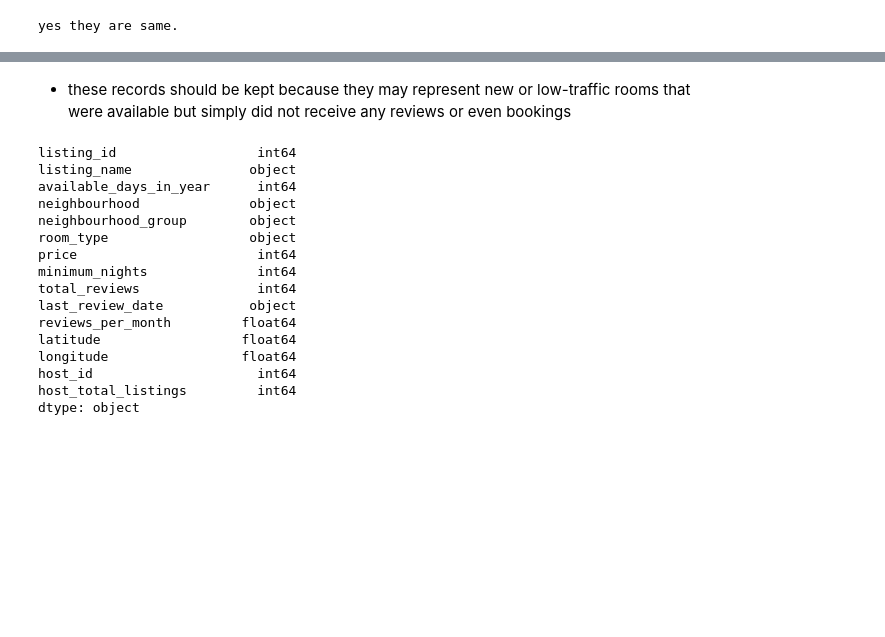
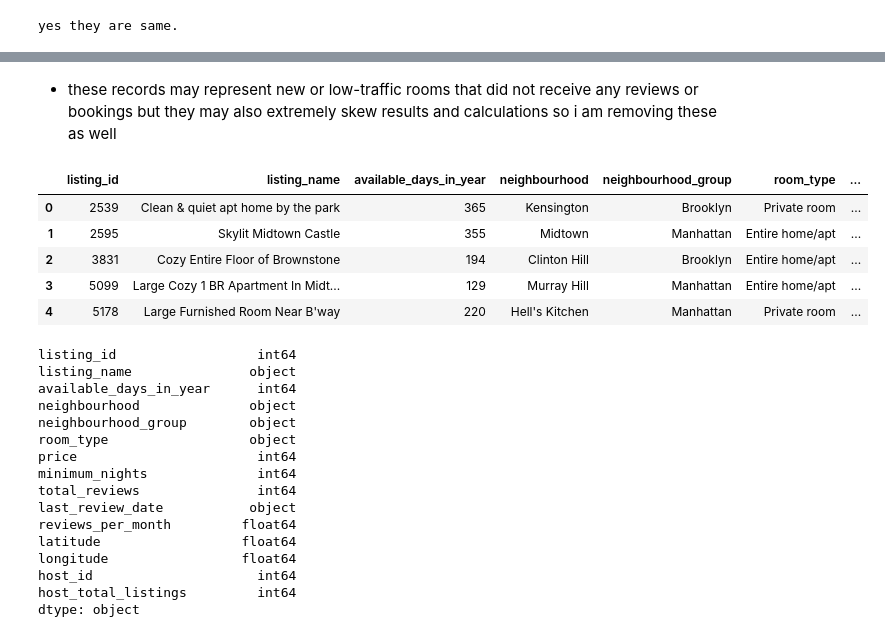
Before and after one commit to airsahin/AirBnB-New-York, a Jupyter notebook: airbnb_new_york_2019.ipynb, the cells around one changed output, grey strips where cells are left out. Drawn from its saved outputs; the diff is of its cells as text; code cells hidden in the pictures; blank space fills up the shorter version.

```diff
--- a/airbnb_new_york_2019.ipynb
+++ b/airbnb_new_york_2019.ipynb
@@ -231,5 +251,15 @@ yes they are same.
 # %% [markdown]
-* these records should be kept because they may represent new or low-traffic rooms that were available but simply did not receive any reviews or even bookings
+* these records may represent new or low-traffic rooms that did not receive any reviews or bookings but they may also extremely skew results and calculations so i am removing these as well
+# %%
+df = df.dropna(subset=['last_review_date']).reset_index(drop=True)
+df.head()
+# %% [output]
+|  | listing_id | listing_name | available_days_in_year | neighbourhood | neighbourhood_group | room_type | ... |
+| 0 | 2539 | Clean & quiet apt home by the park | 365 | Kensington | Brooklyn | Private room | ... |
+| 1 | 2595 | Skylit Midtown Castle | 355 | Midtown | Manhattan | Entire home/apt | ... |
+| 2 | 3831 | Cozy Entire Floor of Brownstone | 194 | Clinton Hill | Brooklyn | Entire home/apt | ... |
+| 3 | 5099 | Large Cozy 1 BR Apartment In Midt... | 129 | Murray Hill | Manhattan | Entire home/apt | ... |
+| 4 | 5178 | Large Furnished Room Near B'way | 220 | Hell's Kitchen | Manhattan | Private room | ... |
 # %%
 df.dtypes
 # %% [output]
```
Also changed, not shown: parts of 14 cells of this notebook, 1 other file.
